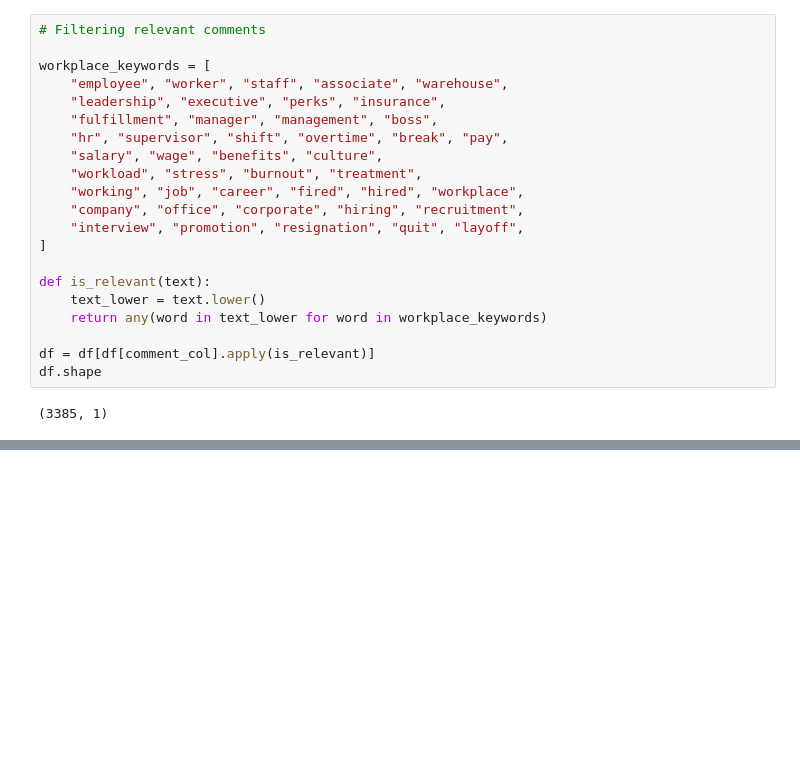
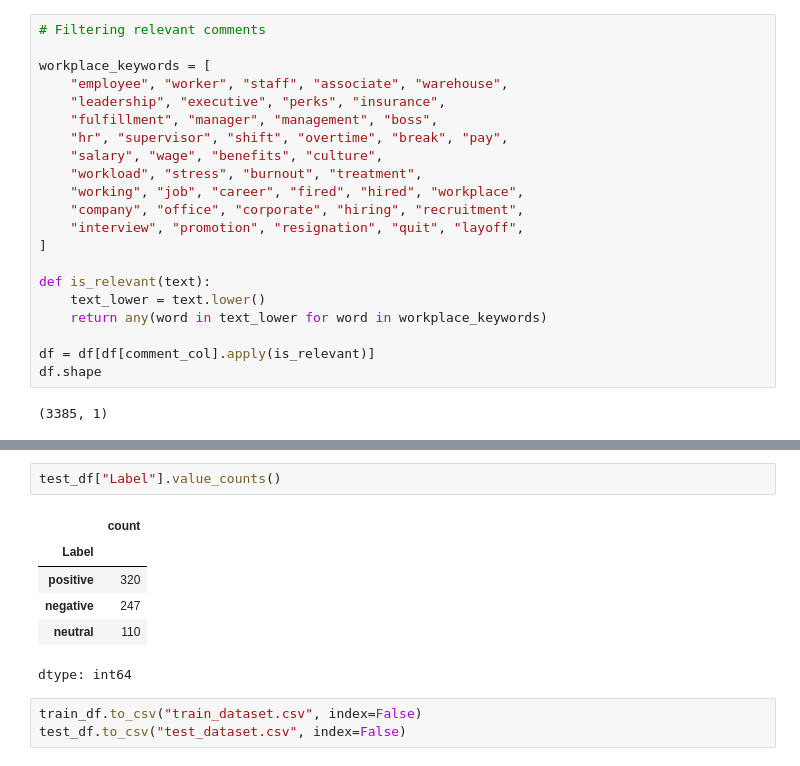
Before and after one commit to mf2056/F20AA, a Jupyter notebook: DataAnalysis.ipynb, the cells around one changed output, grey strips where cells are left out. Drawn from its saved outputs; the diff is of its cells as text; blank space fills up the shorter version.

```diff
--- a/DataAnalysis.ipynb
+++ b/DataAnalysis.ipynb
@@ -188,0 +359,12 @@ manual_set.to_csv("manual_set.csv", index=False)
+# %%
+test_df["Label"].value_counts()
+# %% [output]
+|  | count |
+| Label |  |
+| positive | 320 |
+| negative | 247 |
+| neutral | 110 |
+dtype: int64
+# %%
+train_df.to_csv("train_dataset.csv", index=False)
+test_df.to_csv("test_dataset.csv", index=False)
```
Also changed, not shown: parts of 24 cells of this notebook.
